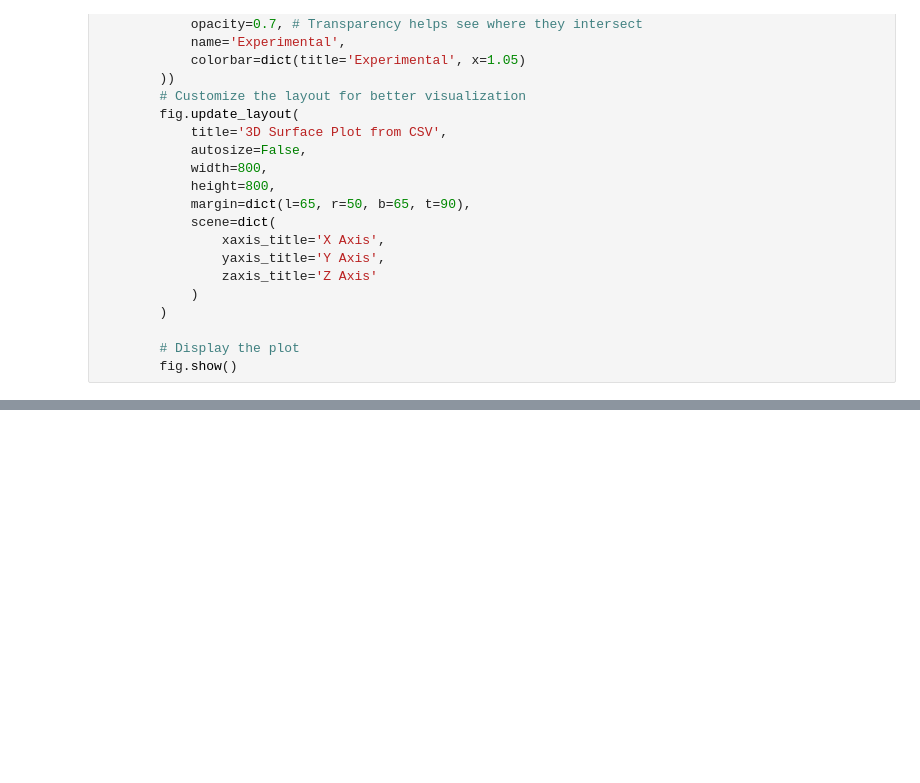
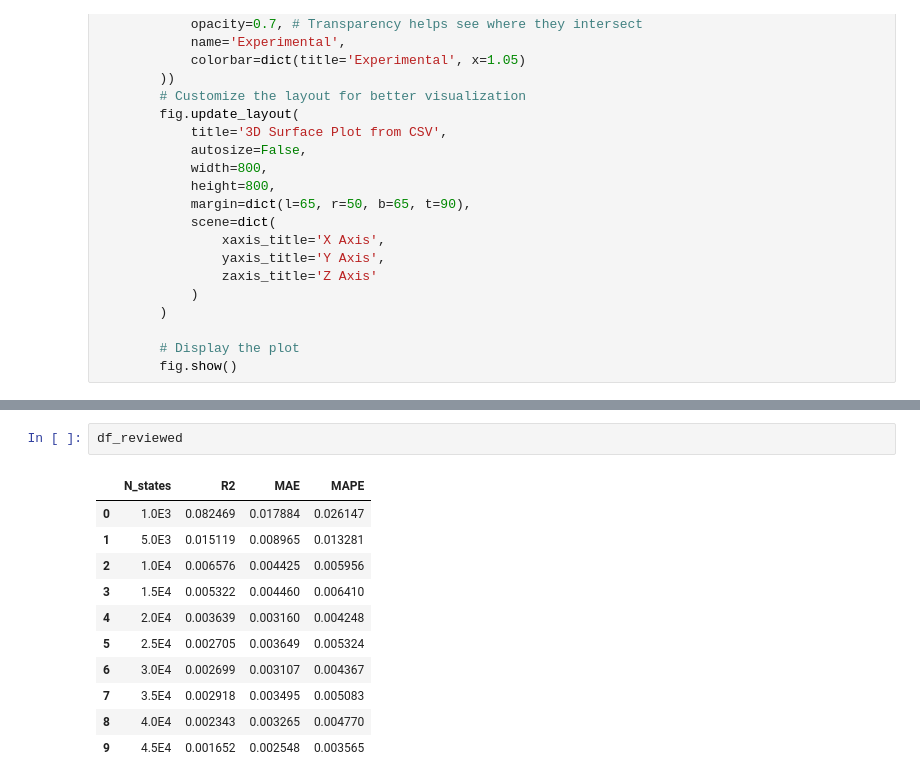
Before and after one commit to 4df31/QD-Biexciton-cascade-and-polarization-orientation-effect-on-QKD-protocol-E91, a Jupyter notebook: Plots.ipynb, the cells around one changed output, grey strips where cells are left out. Drawn from its saved outputs; the diff is of its cells as text; blank space fills up the shorter version.

```diff
--- a/Plots.ipynb
+++ b/Plots.ipynb
@@ -52,0 +89,14 @@ def plot_surface_from_csv(array1,array2):
+# %%
+df_reviewed
+# %% [output]
+|  | N_states | R2 | MAE | MAPE |
+| 0 | 1.0E3 | 0.082469 | 0.017884 | 0.026147 |
+| 1 | 5.0E3 | 0.015119 | 0.008965 | 0.013281 |
+| 2 | 1.0E4 | 0.006576 | 0.004425 | 0.005956 |
+| 3 | 1.5E4 | 0.005322 | 0.004460 | 0.006410 |
+| 4 | 2.0E4 | 0.003639 | 0.003160 | 0.004248 |
+| 5 | 2.5E4 | 0.002705 | 0.003649 | 0.005324 |
+| 6 | 3.0E4 | 0.002699 | 0.003107 | 0.004367 |
+| 7 | 3.5E4 | 0.002918 | 0.003495 | 0.005083 |
+| 8 | 4.0E4 | 0.002343 | 0.003265 | 0.004770 |
+| 9 | 4.5E4 | 0.001652 | 0.002548 | 0.003565 |
```
Also changed, not shown: parts of 10 cells of this notebook.
